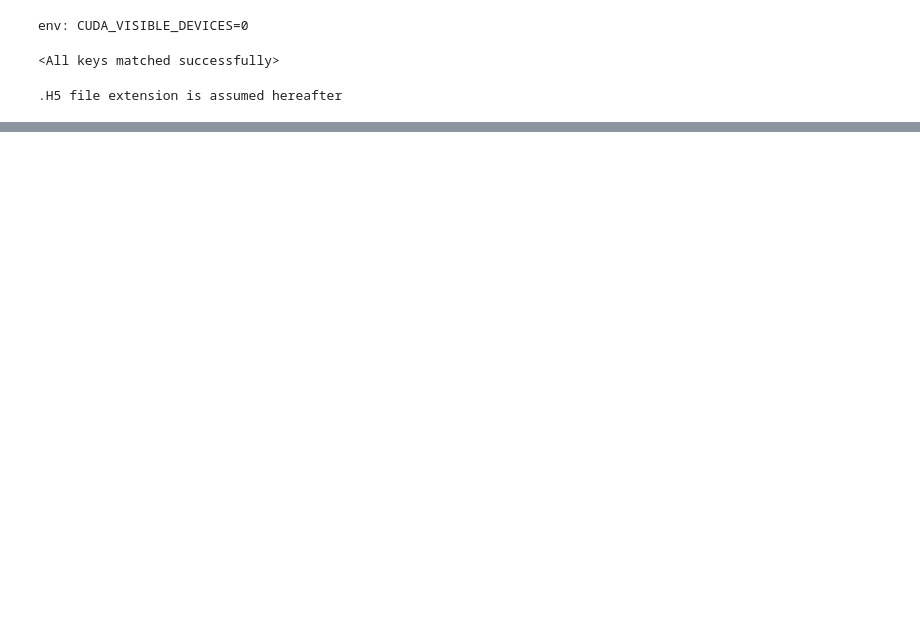
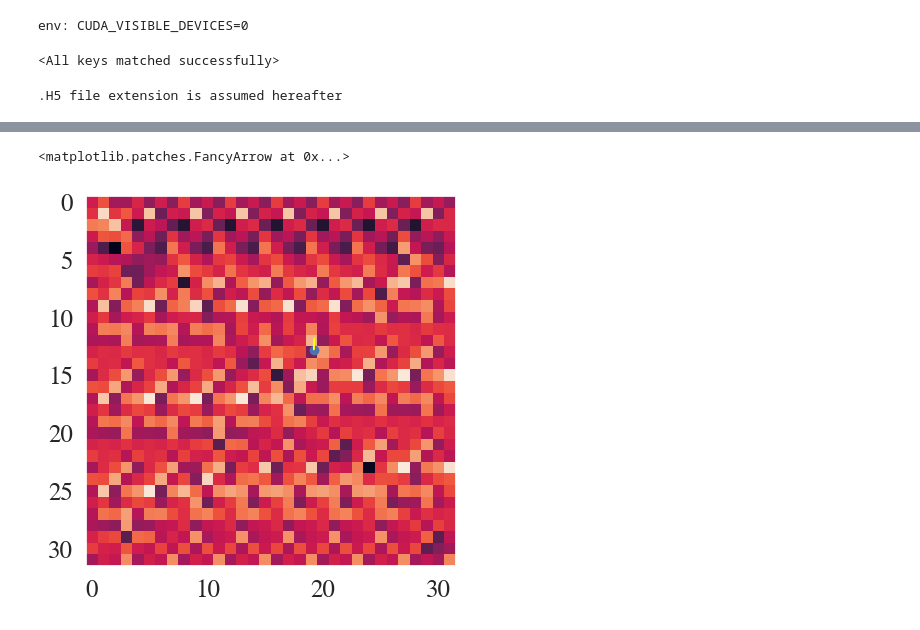
Before and after one commit to yashpatel5400/fpo, a Jupyter notebook: scratch/wavelet.ipynb, the cells around one changed output, grey strips where cells are left out. Saved outputs shown, nothing was run; the diff lists cells and outputs as text; code cells hidden in the pictures; blank space fills up the shorter version.

```diff
--- a/scratch/wavelet.ipynb
+++ b/scratch/wavelet.ipynb
@@ -248,0 +366,15 @@ sns.lineplot(data=flights_wide)
+# %%
+idx = 0
+
+w = np.array([0.4, 0.6])
+pt = w * y.shape
+pt_grad = w_grads[idx]
+pt_grad = pt_grad / np.linalg.norm(pt_grad)
+
+plt.grid(False)
+plt.imshow(u_stars[idx])
+plt.scatter([pt[1]], [pt[0]])
+plt.arrow(pt[1], pt[0], pt_grad[1], pt_grad[0], color='yellow')
+# %% [output]
+<matplotlib.patches.FancyArrow at 0x...>
+[figure, added]
```
Also changed, not shown: parts of 30 cells of this notebook.
